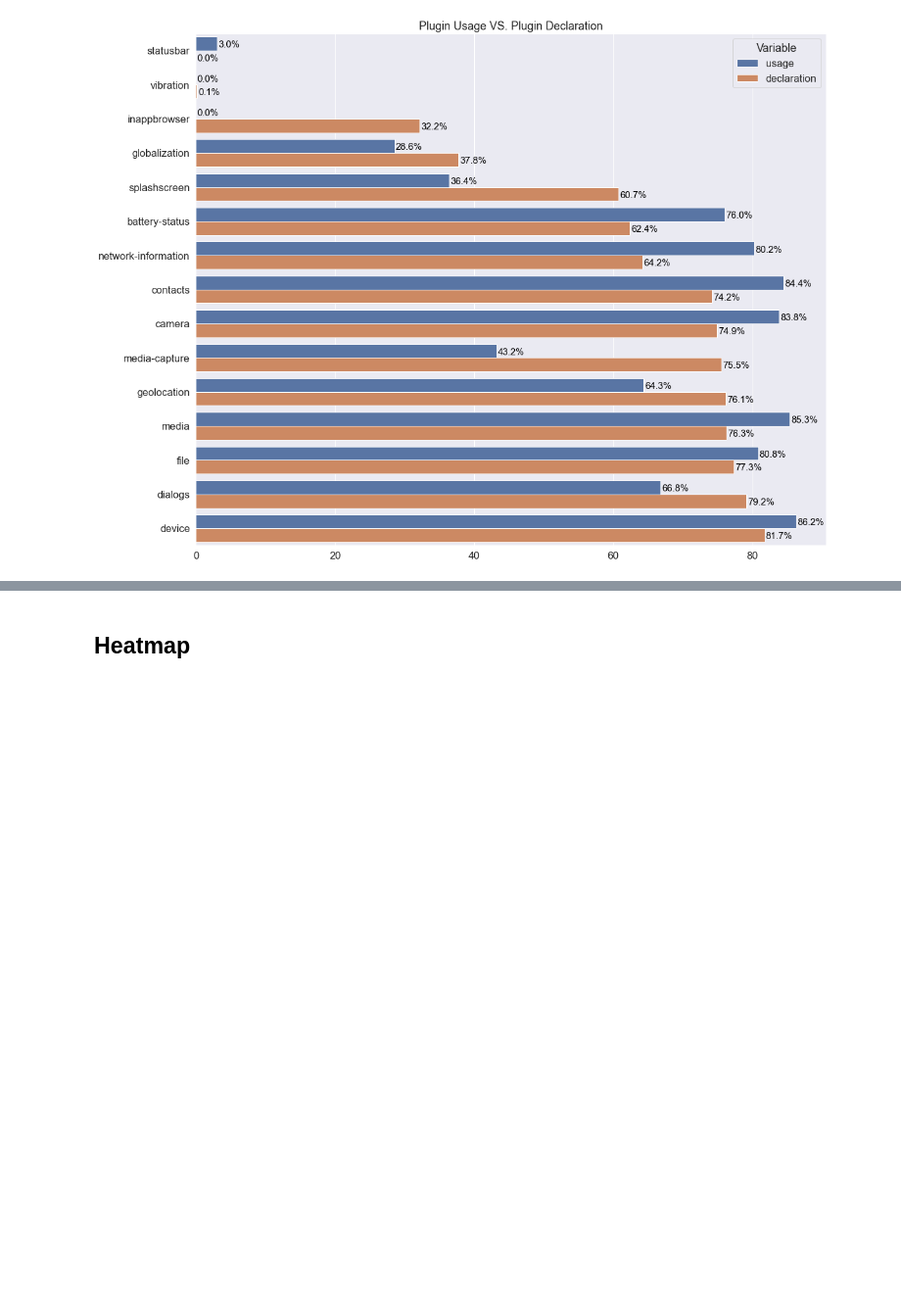
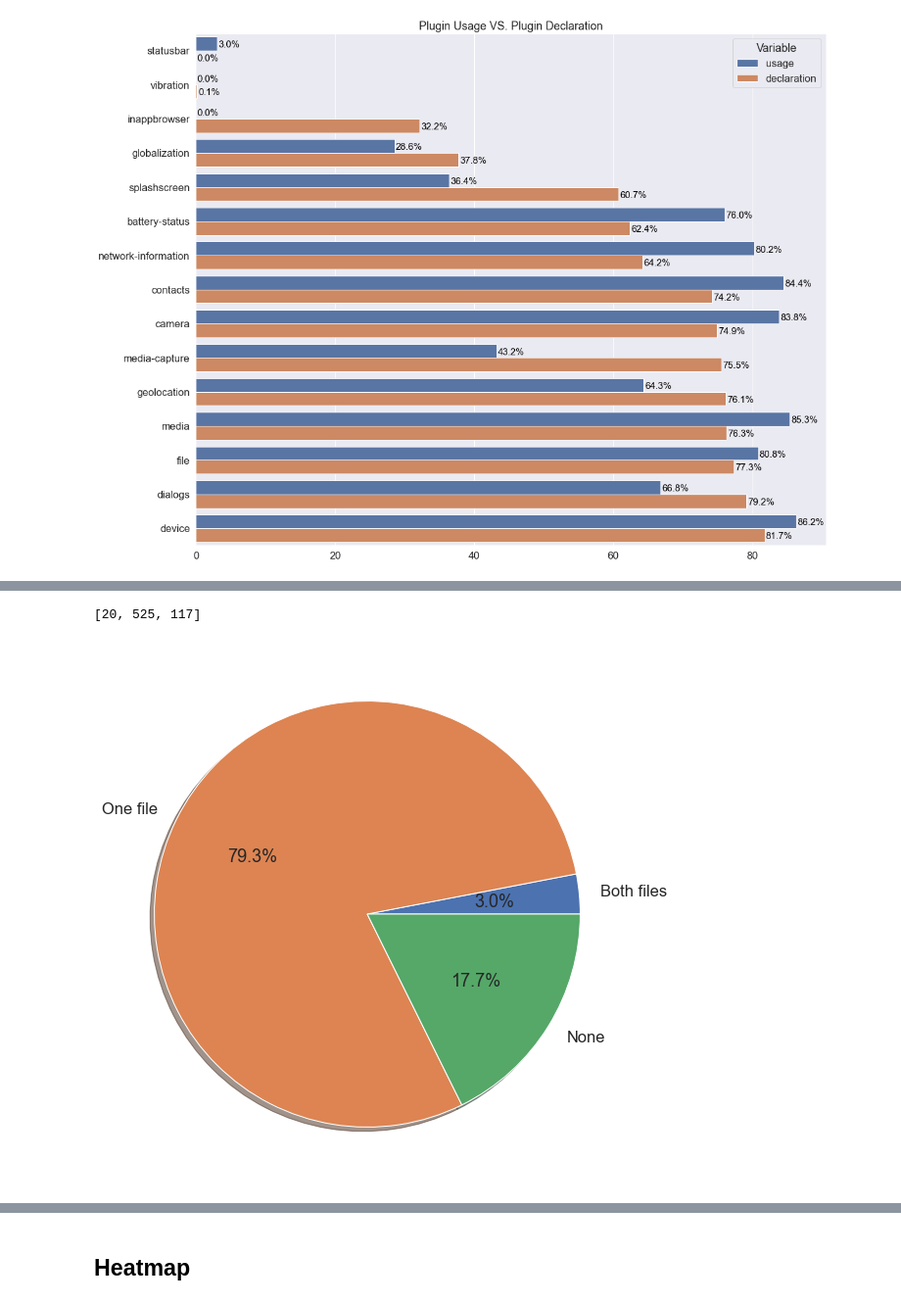
Before and after one commit to allensun623/Android-Security-Analysis, a Jupyter notebook: apk_analysis/data_analysis/cdv_plugins_declaration.ipynb, the cells around one changed output, grey strips where cells are left out. Shown at 98% size. Drawn from its saved outputs; the diff is of its cells as text; code cells hidden in the pictures; blank space fills up the shorter version.

Commit message:
undate plugins

```diff
--- a/apk_analysis/data_analysis/cdv_plugins_declaration.ipynb
+++ b/apk_analysis/data_analysis/cdv_plugins_declaration.ipynb
@@ -310,0 +314,7 @@ plt.show()
+# %%
+# count APKs missing plugins or config
+df_xml = df_plugin_declaration[["config.xml", "plugins.xml"]]
+total_apk = df_xml.shape[0]
+print(f"Total APKs: {total_apk}")
+df_xml_cnt = df_xml.astype(bool).sum(axis=0).sort_values(ascending=True)
+df_xml_cnt
@@ -310,0 +326,3 @@ plt.show()
+# %%
+df_xml["config+plugins"] = df_xml["config.xml"] + df_xml["plugins.xml"]
+df_xml
@@ -310,0 +348,14 @@ plt.show()
+# %%
+xlm_values = Counter(df_xml['config+plugins'])
+labels = ["Both files", "One file", "None"]
+sizes = [xlm_values[2], xlm_values[1], xlm_values[0]]
+print(sizes)
+# print(sizes) # adds up to 1433, which is the total number of participants
+fig1, ax1 = plt.subplots(figsize=(15, 10))
+ax1.pie(sizes, labels=labels, autopct='%1.1f%%', shadow=True)
+# ax1.axis('equal')
+plt.title("")
+plt.show()
+# %% [output]
+[20, 525, 117]
+[figure, added]
```
Also changed, not shown: parts of 9 cells of this notebook, 8 other files.
